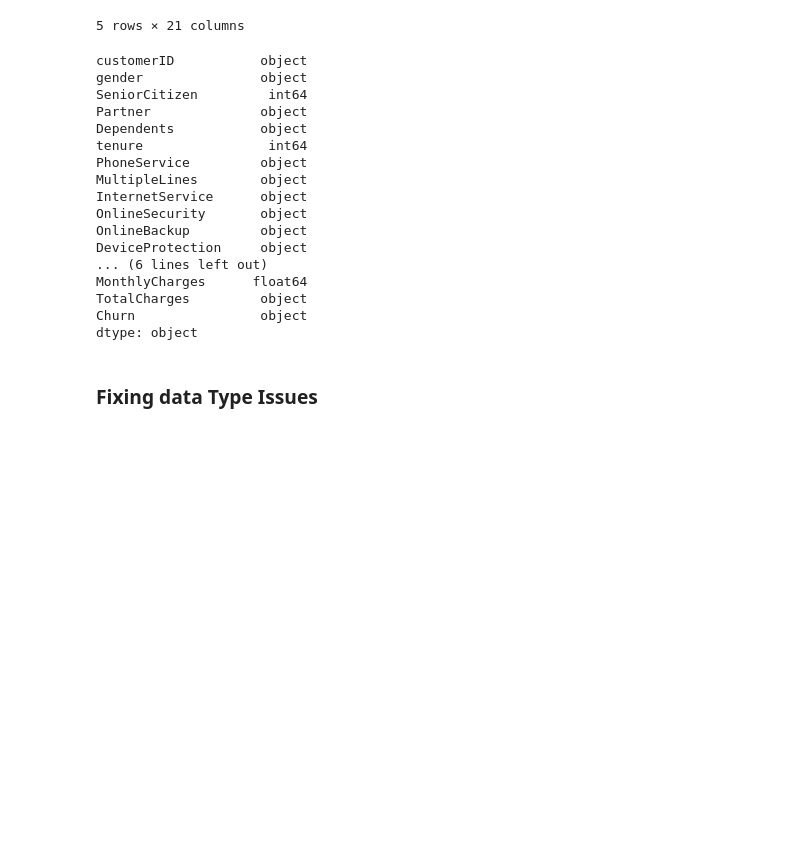
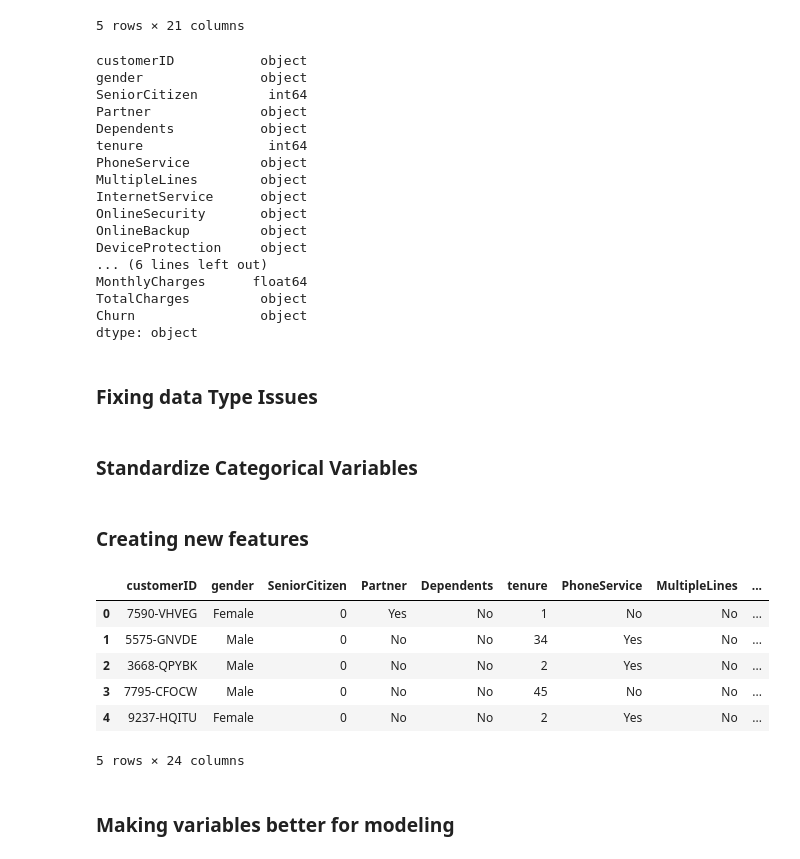
Before and after one commit to dylan123104/Telco-Customer-Churn, a Jupyter notebook: Churn.ipynb, the cells around one changed output. Cells and saved outputs as stored; diff of their text form; code cells hidden in the pictures; blank space fills up the shorter version.

```diff
--- a/Churn.ipynb
+++ b/Churn.ipynb
@@ -88,3 +87,45 @@ churn_df['TotalCharges'] = new_total_charges
 # Dropping rows with 0.0 values in TotalCharges, Won't have impact on analysis because it only makes up 11 rows
 churn_df[churn_df['TotalCharges'] == 0.0].index
 churn_df.drop(churn_df[churn_df['TotalCharges'] == 0.0].index, inplace=True)
+# %% [markdown]
+### Standardize Categorical Variables
+# %%
+# Replacing 'No phone service' with 'No' in the MultipleLines column
+churn_df['MultipleLines'] = churn_df['MultipleLines'].replace('No phone service', 'No')
+# %% [markdown]
+### Creating new features
+# %%
+# Tenure groupings
+def tenure_group(tenure):
+    if tenure <= 12:
+        return '0-12'
+    elif 12 < tenure <= 24:
+        return '13-24'
+    elif 24 < tenure <= 36:
+        return '25-36'
+    elif 36 < tenure <= 48:
+        return '37-48'
+    else:
+        return '49+'
+churn_df['TenureGroup'] = churn_df['tenure'].apply(tenure_group)
+# %%
+# Revenue Related Features
+def total_revenue(row):
+    return round(row['MonthlyCharges'] * row['tenure'], 2)
+def average_charges(row):
+    return round(row['TotalCharges'] / row['tenure'] if row['tenure'] > 0 else 0, 2)
+
+churn_df['TotalRevenue'] = churn_df.apply(total_revenue, axis=1)
+churn_df['AverageCharges'] = churn_df.apply(average_charges, axis=1)
+# %%
+churn_df.head()
+# %% [output]
+|  | customerID | gender | SeniorCitizen | Partner | Dependents | tenure | PhoneService | MultipleLines | ... |
+| 0 | 7590-VHVEG | Female | 0 | Yes | No | 1 | No | No | ... |
+| 1 | 5575-GNVDE | Male | 0 | No | No | 34 | Yes | No | ... |
+| 2 | 3668-QPYBK | Male | 0 | No | No | 2 | Yes | No | ... |
+| 3 | 7795-CFOCW | Male | 0 | No | No | 45 | No | No | ... |
+| 4 | 9237-HQITU | Female | 0 | No | No | 2 | Yes | No | ... |
+5 rows × 24 columns
+# %% [markdown]
+### Making variables better for modeling
```
Also changed, not shown: parts of 9 cells of this notebook, 2 other files.
